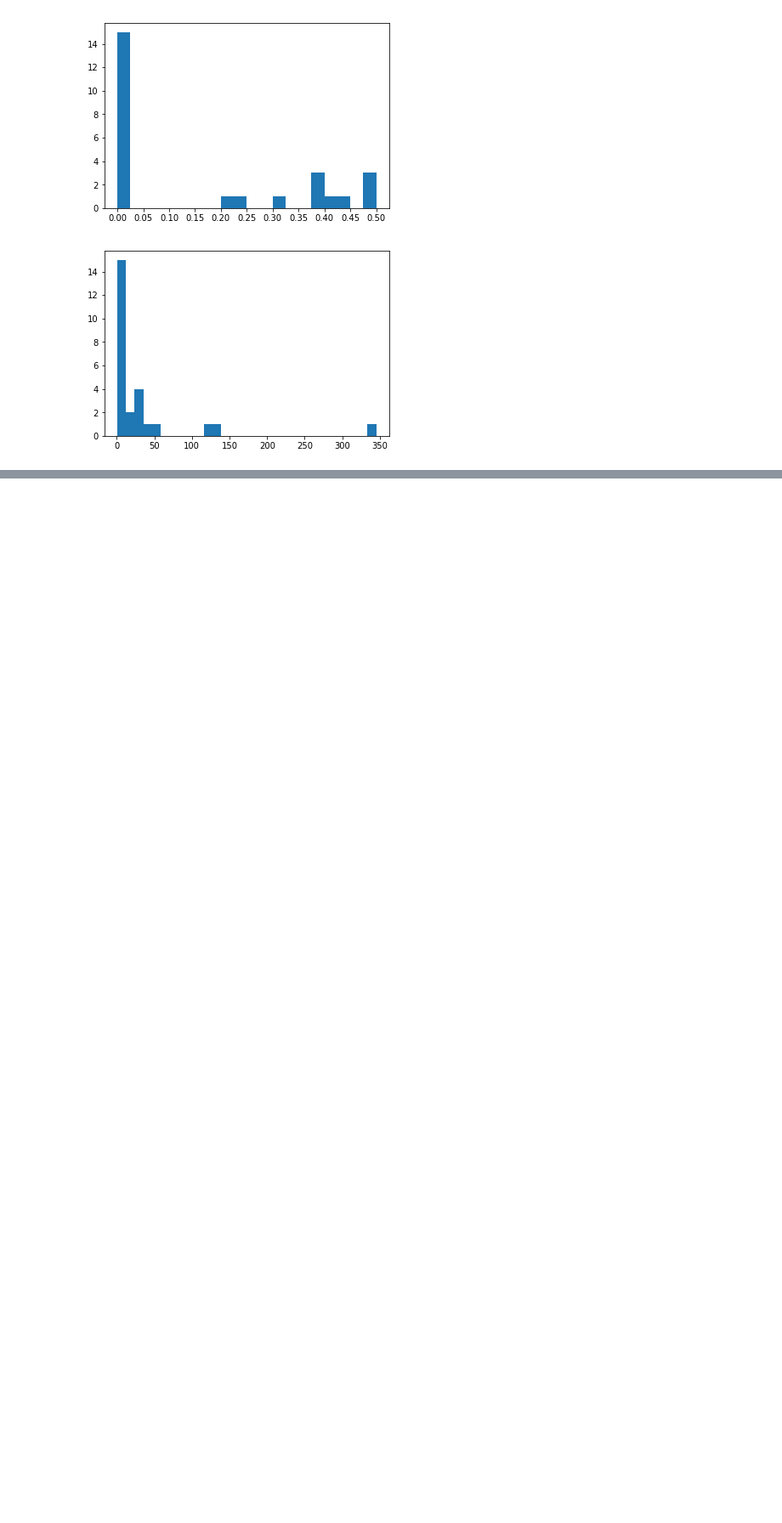
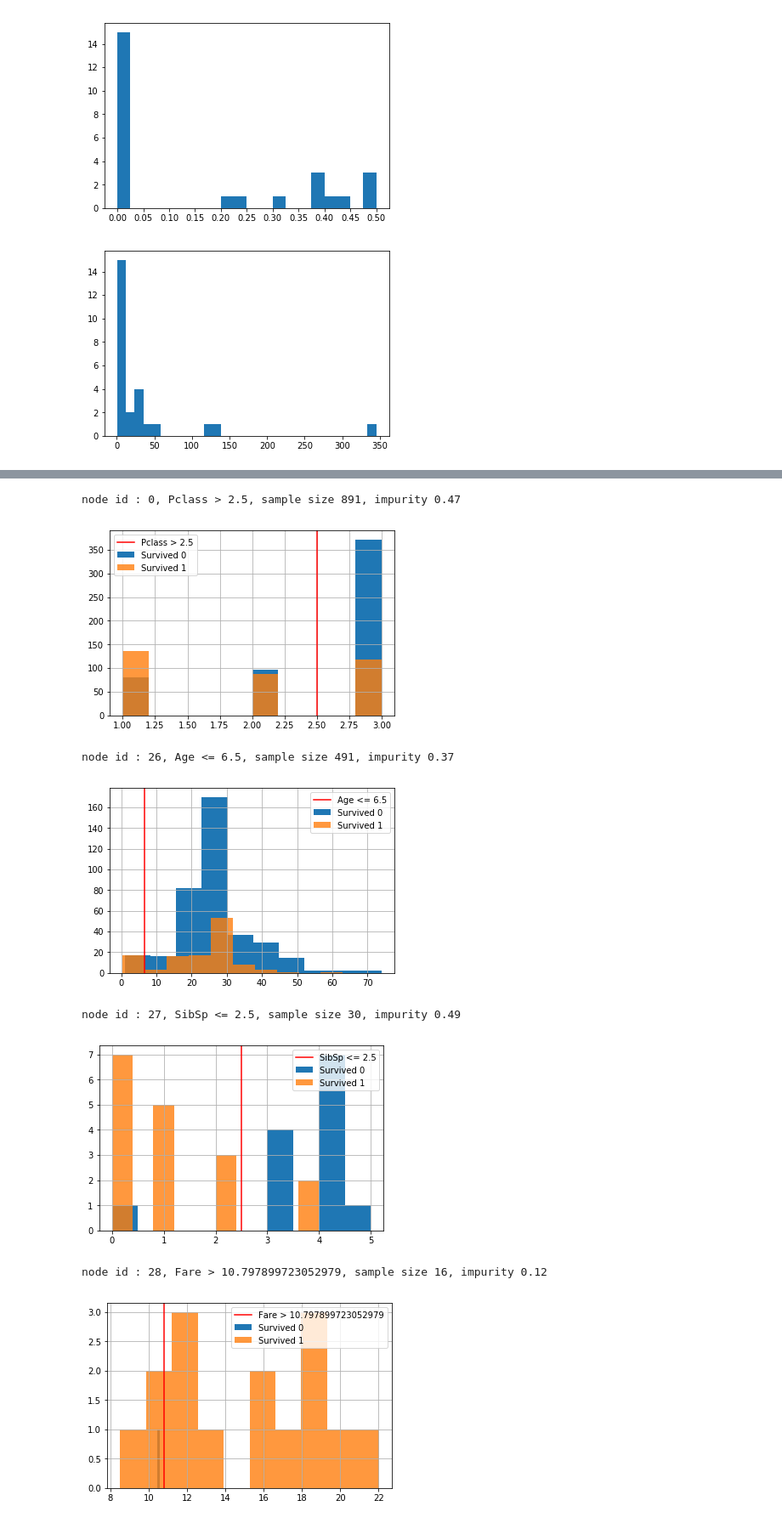
Before and after one commit to tlapusan/woodpecker, a Jupyter notebook: notebooks/DecisionTreeStructure.ipynb, the cells around one changed output, grey strips where cells are left out. Shown: that part at 85% size. Drawn from its saved outputs; the diff is of its cells as text; code cells hidden in the pictures; blank space fills up the shorter version.

```diff
--- a/notebooks/DecisionTreeStructure.ipynb
+++ b/notebooks/DecisionTreeStructure.ipynb
@@ -154,0 +163,34 @@ dts.show_leaf_samples()
+# %%
+def show_decision_splits_prediction(sample):
+        node_indicator = model.decision_path([sample])
+        node_index = node_indicator.indices[node_indicator.indptr[0]:
+                                            node_indicator.indptr[1]]
+
+        for node_id in node_index:
+
+            if feature[node_id] < 0 :
+                continue
+            if (sample[feature[node_id]] <= threshold[node_id]):
+                threshold_sign = "<="
+            else:
+                threshold_sign = ">"
+
+            split_sample = train_raw.iloc[split_nodes[node_id]]
+            print(f"node id : {node_id}, {features[feature[node_id]]} {threshold_sign} {threshold[node_id]}, sample size {len(split_sample)}, impurity {round(impurity[node_id], 2)} ")
+#             split_sample.hist()
+            split_sample.query(f"{target} == 0")[features[feature[node_id]]].hist(label=f"{target} 0")
+            split_sample.query(f"{target} == 1")[features[feature[node_id]]].hist(alpha=0.8, label=f"{target} 1")
+            plt.axvline(threshold[node_id], c = "red", label = f"{features[feature[node_id]]} {threshold_sign} {threshold[node_id]}")
+            plt.legend()
+            plt.show()
+# %%
+show_decision_splits_prediction(train_raw[features].iloc[10])
+# %% [output]
+node id : 0, Pclass > 2.5, sample size 891, impurity 0.47
+[figure, added]
+node id : 26, Age <= 6.5, sample size 491, impurity 0.37
+[figure, added]
+node id : 27, SibSp <= 2.5, sample size 30, impurity 0.49
+[figure, added]
+node id : 28, Fare > 10.797899723052979, sample size 16, impurity 0.12
+[figure, added]
```
Also changed, not shown: parts of 13 cells of this notebook.
